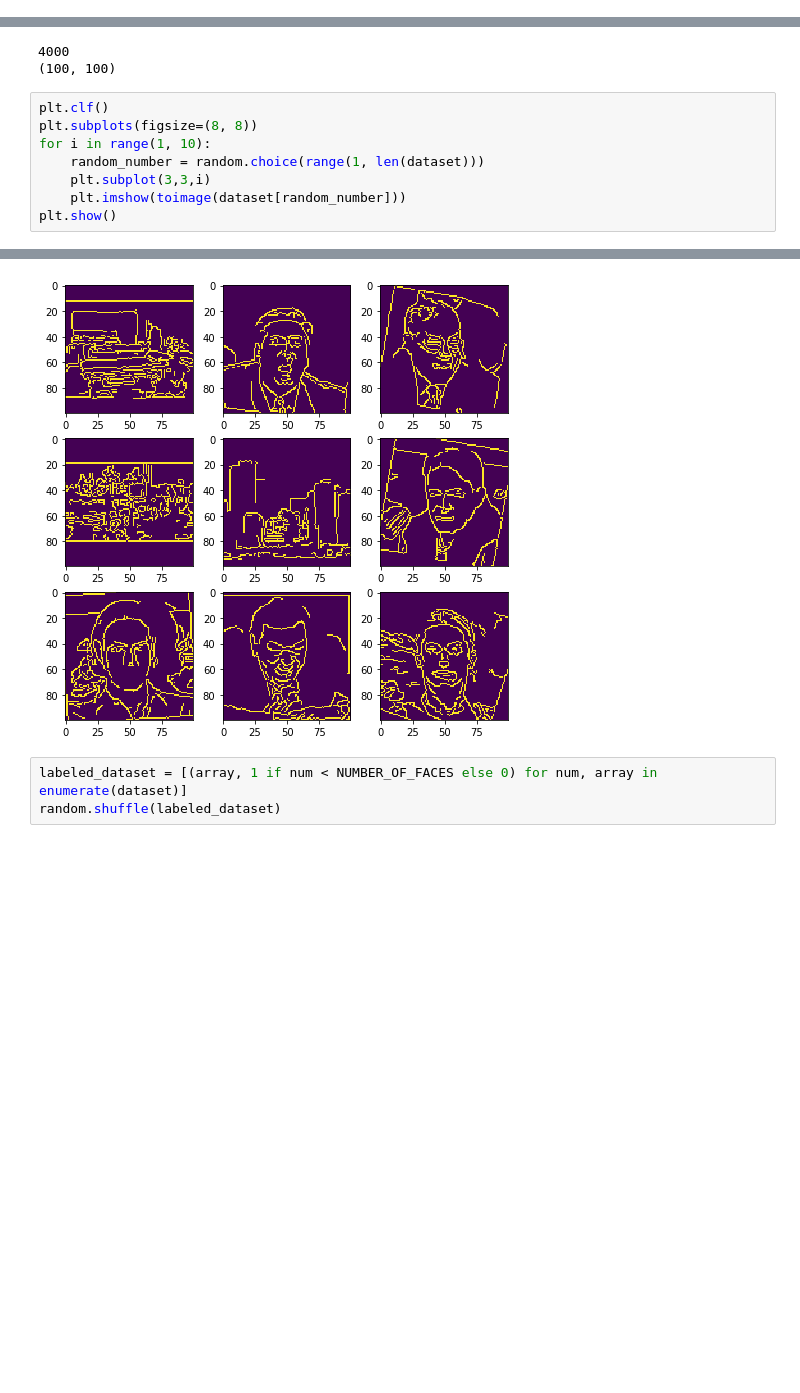
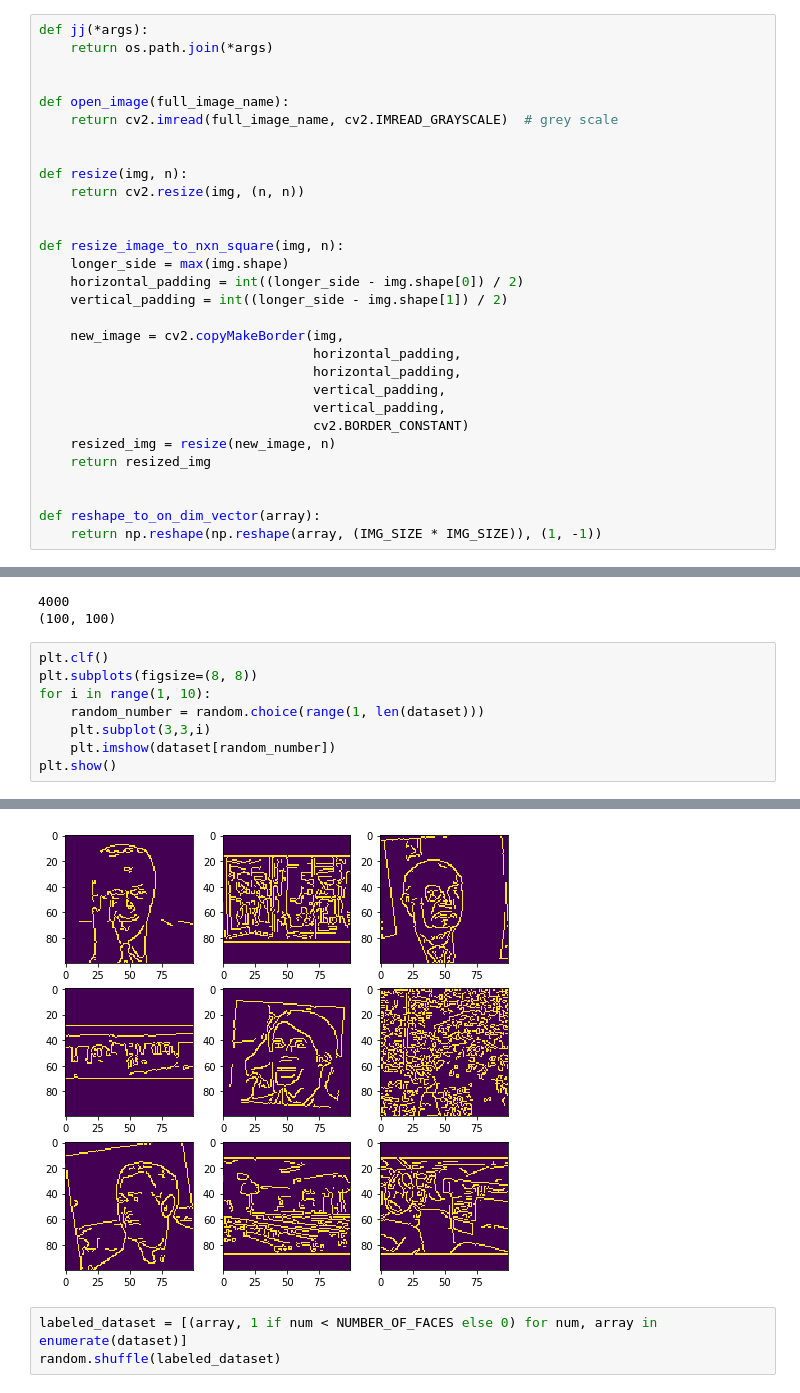
Before and after one commit to maciej3031/face_detection, a Jupyter notebook: research.ipynb, the cells around one changed output, grey strips where cells are left out. Cells and saved outputs as stored; diff of their text form; blank space fills up the shorter version.

```diff
--- a/research.ipynb
+++ b/research.ipynb
@@ -29,3 +30,33 @@ OBJECTS_EDGES = jj('data','objects_edges')
 IMG_SIZE = 100
 NUMBER_OF_FACES = 2000
 NUMBER_OF_OBJECTS = 2000
+# %%
+def jj(*args):
+    return os.path.join(*args)
+
+
+def open_image(full_image_name):
+    return cv2.imread(full_image_name, cv2.IMREAD_GRAYSCALE)  # grey scale
+
+
+def resize(img, n):
+    return cv2.resize(img, (n, n))
+
+
+def resize_image_to_nxn_square(img, n):
+    longer_side = max(img.shape)
+    horizontal_padding = int((longer_side - img.shape[0]) / 2)
+    vertical_padding = int((longer_side - img.shape[1]) / 2)
+
+    new_image = cv2.copyMakeBorder(img,
+                                   horizontal_padding,
+                                   horizontal_padding,
+                                   vertical_padding,
+                                   vertical_padding,
+                                   cv2.BORDER_CONSTANT)
+    resized_img = resize(new_image, n)
+    return resized_img
+
+
+def reshape_to_on_dim_vector(array):
+    return np.reshape(np.reshape(array, (IMG_SIZE * IMG_SIZE)), (1, -1))
@@ -107,14 +260,14 @@ print(dataset[0].shape)
 # %%
 plt.clf()
 plt.subplots(figsize=(8, 8))
 for i in range(1, 10):
     random_number = random.choice(range(1, len(dataset)))
     plt.subplot(3,3,i)
-    plt.imshow(toimage(dataset[random_number]))
+    plt.imshow(dataset[random_number])
 plt.show()
 # %% [output]
 <matplotlib.figure.Figure at 0x...>
-[figure, old version]
+[figure, new version]
 # %%
 labeled_dataset = [(array, 1 if num < NUMBER_OF_FACES else 0) for num, array in enumerate(dataset)]
 random.shuffle(labeled_dataset)
```
Also changed, not shown: parts of 7 cells of this notebook, 4 other files.
